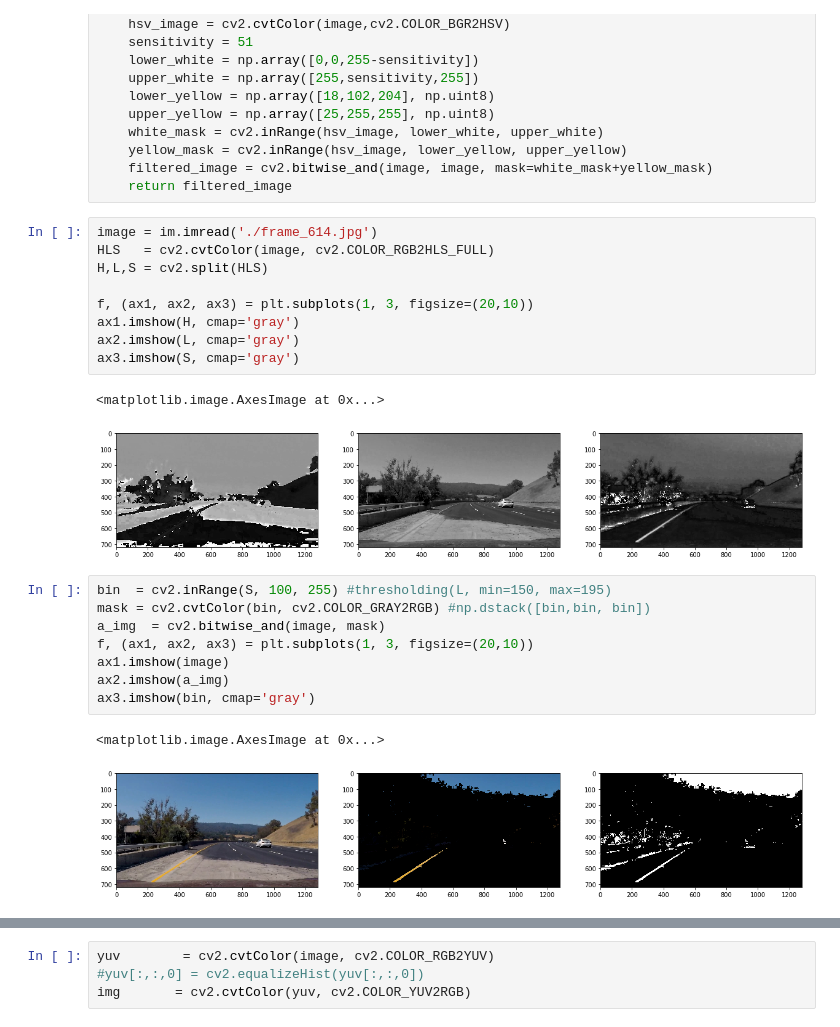
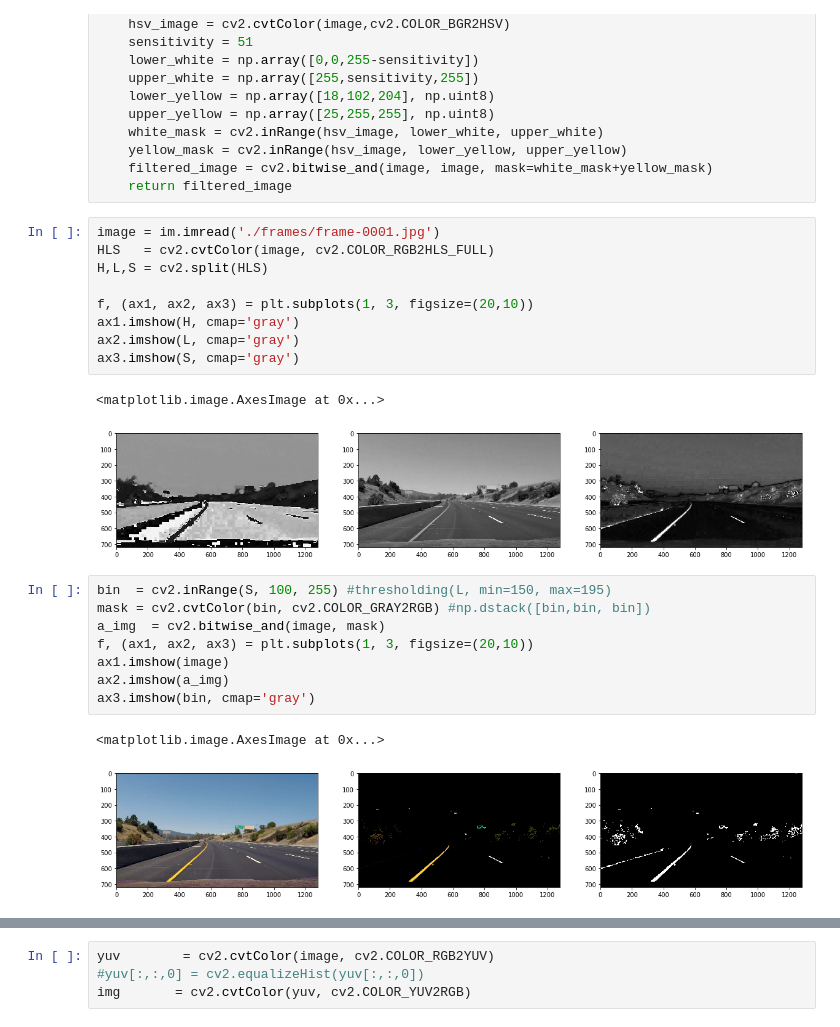
Before and after one commit to husams/CarND-Advanced-Lane-Lines, a Jupyter notebook: colors.ipynb, the cells around one changed output, grey strips where cells are left out. Saved outputs shown, nothing was run; the diff lists cells and outputs as text.

```diff
--- a/colors.ipynb
+++ b/colors.ipynb
@@ -26,17 +26,17 @@ def filter_image(image):
     filtered_image = cv2.bitwise_and(image, image, mask=white_mask+yellow_mask)
     return filtered_image
 # %%
-image = im.imread('./frame_614.jpg')
+image = im.imread('./frames/frame-0001.jpg')
 HLS   = cv2.cvtColor(image, cv2.COLOR_RGB2HLS_FULL)
 H,L,S = cv2.split(HLS)
 
 f, (ax1, ax2, ax3) = plt.subplots(1, 3, figsize=(20,10))
 ax1.imshow(H, cmap='gray')
 ax2.imshow(L, cmap='gray')
 ax3.imshow(S, cmap='gray')
 # %% [output]
 <matplotlib.image.AxesImage at 0x...>
-[figure, old version]
+[figure, new version]
 # %%
 bin  = cv2.inRange(S, 100, 255) #thresholding(L, min=150, max=195)
 mask = cv2.cvtColor(bin, cv2.COLOR_GRAY2RGB) #np.dstack([bin,bin, bin])
@@ -47,7 +47,7 @@ ax2.imshow(a_img)
 ax3.imshow(bin, cmap='gray')
 # %% [output]
 <matplotlib.image.AxesImage at 0x...>
-[figure, old version]
+[figure, new version]
 # %%
 HSV   = cv2.cvtColor(image, cv2.COLOR_RGB2HSV)
 h,s,v = cv2.split(HSV)
```
Also changed, not shown: parts of 13 cells of this notebook, 5 other files.
